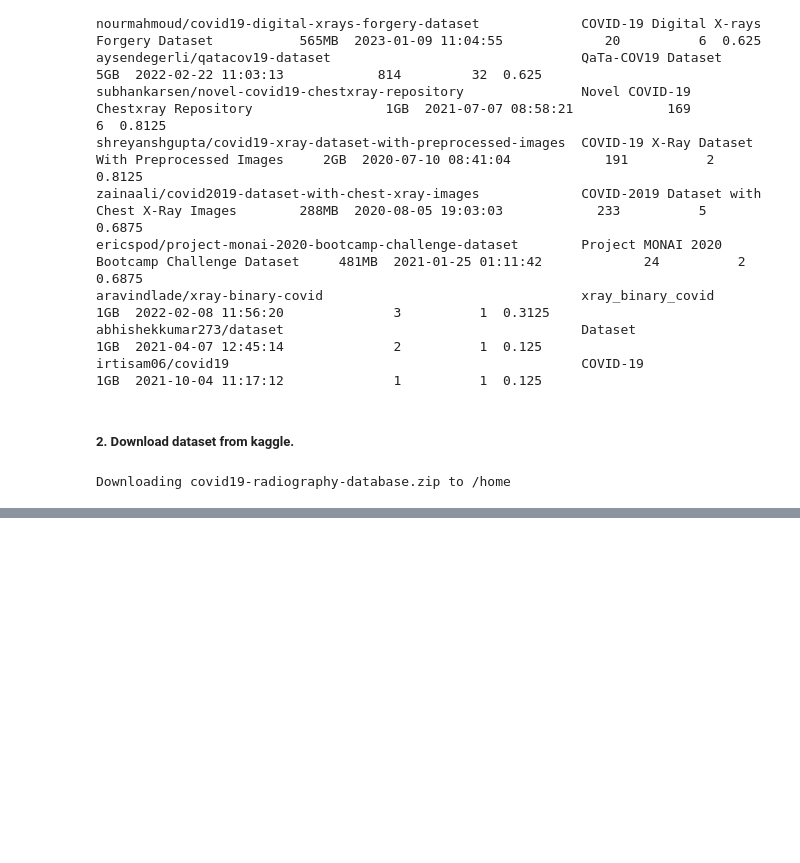
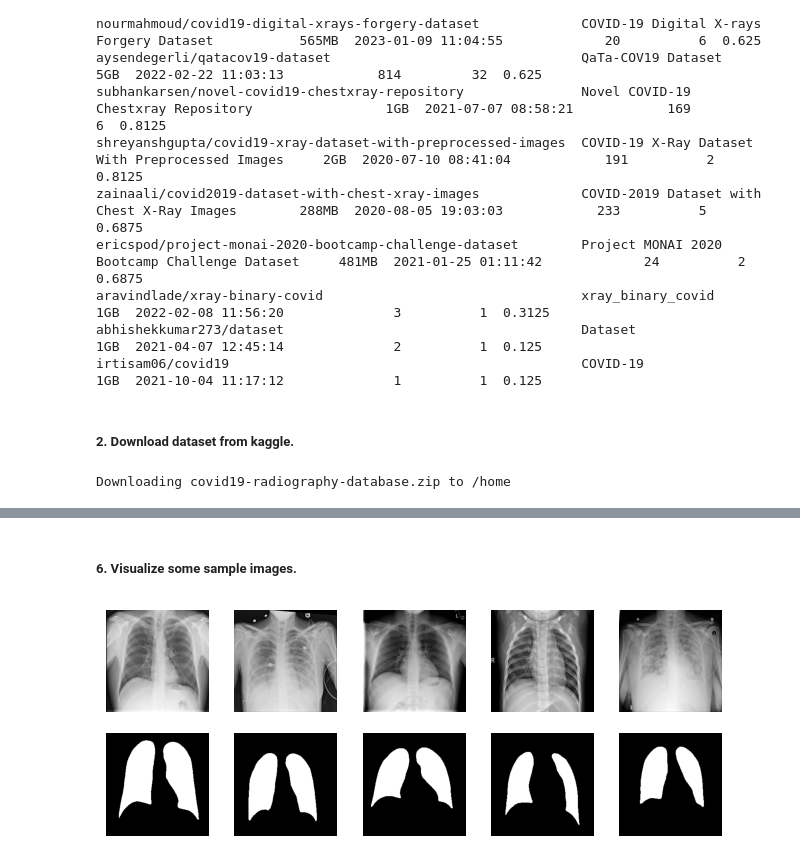
Before and after one commit to omidmollaei/CO19RIS, a Jupyter notebook: train_model.ipynb, the cells around one changed output, grey strips where cells are left out. Cells and saved outputs as stored; diff of their text form; code cells hidden in the pictures; blank space fills up the shorter version.

Commit message:
extract dataset and change folders structure.

```diff
--- a/train_model.ipynb
+++ b/train_model.ipynb
@@ -52,0 +98,13 @@ Downloading covid19-radiography-database.zip to /home
+# %%
+for folder_name, path in current_folders.items():
+    print(f"*** Moving images of `{folder_name}` ***")
+    for subfolder in ("images", "masks"):
+        print(f"{subfolder}...", end=" ")
+        subpath = os.path.join(path, subfolder)
+        files = os.listdir(subpath)
+        files = [os.path.join(subpath, f) for f in files]
+        for f in tqdm(files):
+            shutil.move(f, paths[subfolder])
+
+    print("done.")
+    print()
@@ -52,0 +131,32 @@ Downloading covid19-radiography-database.zip to /home
+# %% [markdown]
+##### 6. Visualize some sample images.
+# %%
+import numpy as np
+import matplotlib.pyplot as plt
+
+from PIL import Image
+from random import sample
+from matplotlib.pyplot import figure
+
+def load_img(path: str):
+    img = Image.open(path)
+    img.load()
+    data = np.asarray(img, dtype="int32")
+    return data
+
+num_samples = 5
+samples = sample(os.listdir(paths["images"]), num_samples)
+
+figure(figsize=(8, 3), dpi=100)
+for i in range(num_samples):
+    img = load_img(os.path.join(paths["images"], samples[i]))
+    mask = load_img(os.path.join(paths["masks"], samples[i]))
+    plt.subplot(2, num_samples, i+1)
+    plt.imshow(img, cmap="gray")
+    plt.axis("off")
+
+    plt.subplot(2, num_samples, i+num_samples+1)
+    plt.imshow(mask)
+    plt.axis("off")
+# %% [output]
+[figure, added]
```
Also changed, not shown: parts of 6 cells of this notebook.
